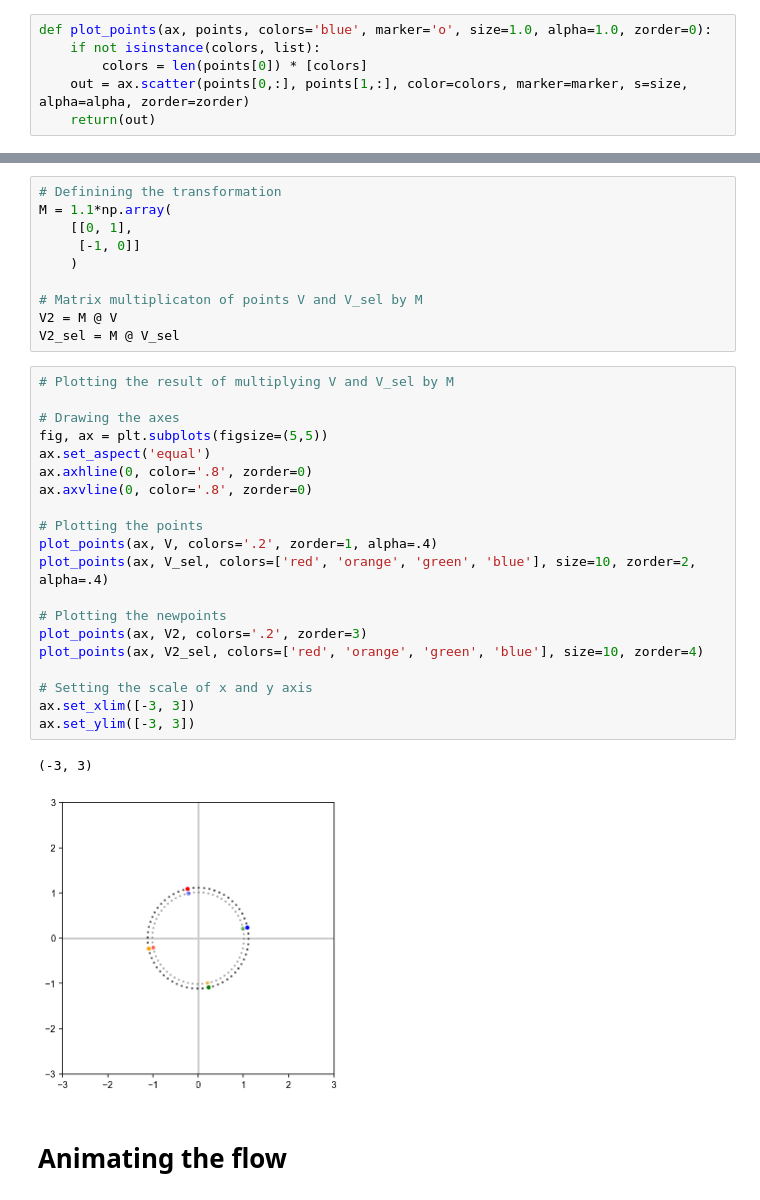
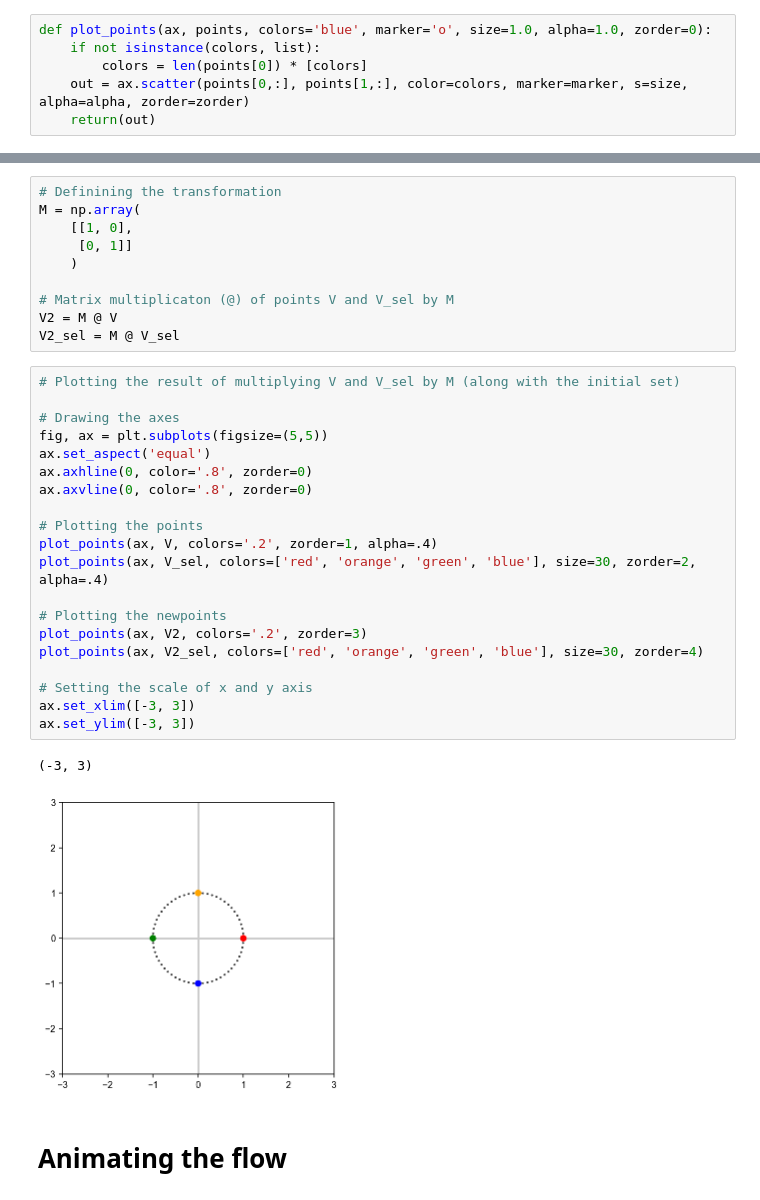
Before and after one commit to badralbanna/FCLChonnatsci, a Jupyter notebook: Linear Transformations in 2D.ipynb, the cells around one changed output, grey strips where cells are left out. Drawn from its saved outputs; the diff is of its cells as text.

```diff
--- a/Linear Transformations in 2D.ipynb
+++ b/Linear Transformations in 2D.ipynb
@@ -86,37 +87,37 @@ ax.set_ylim([-3, 3])
 [figure]
 # %%
 # Definining the transformation
-M = 1.1*np.array(
-    [[0, 1],
-     [-1, 0]]
+M = np.array(
+    [[1, 0],
+     [0, 1]]
     )
 
-# Matrix multiplicaton of points V and V_sel by M
+# Matrix multiplicaton (@) of points V and V_sel by M
 V2 = M @ V
 V2_sel = M @ V_sel
 # %%
-# Plotting the result of multiplying V and V_sel by M
+# Plotting the result of multiplying V and V_sel by M (along with the initial set)
 
 # Drawing the axes
 fig, ax = plt.subplots(figsize=(5,5))
 ax.set_aspect('equal')
 ax.axhline(0, color='.8', zorder=0)
 ax.axvline(0, color='.8', zorder=0)
 
 # Plotting the points
 plot_points(ax, V, colors='.2', zorder=1, alpha=.4)
-plot_points(ax, V_sel, colors=['red', 'orange', 'green', 'blue'], size=10, zorder=2, alpha=.4)
+plot_points(ax, V_sel, colors=['red', 'orange', 'green', 'blue'], size=30, zorder=2, alpha=.4)
 
 # Plotting the newpoints
 plot_points(ax, V2, colors='.2', zorder=3)
-plot_points(ax, V2_sel, colors=['red', 'orange', 'green', 'blue'], size=10, zorder=4)
+plot_points(ax, V2_sel, colors=['red', 'orange', 'green', 'blue'], size=30, zorder=4)
 
 # Setting the scale of x and y axis
 ax.set_xlim([-3, 3])
 ax.set_ylim([-3, 3])
 # %% [output]
 (-3, 3)
-[figure, old version]
+[figure, new version]
 # %% [markdown]
 # Animating the flow
 # %%
```
Also changed, not shown: parts of 8 cells of this notebook.
